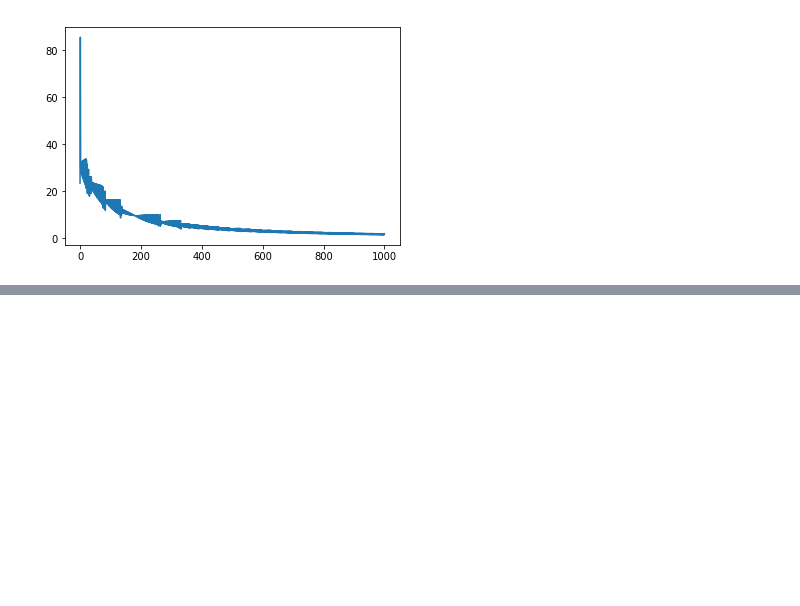
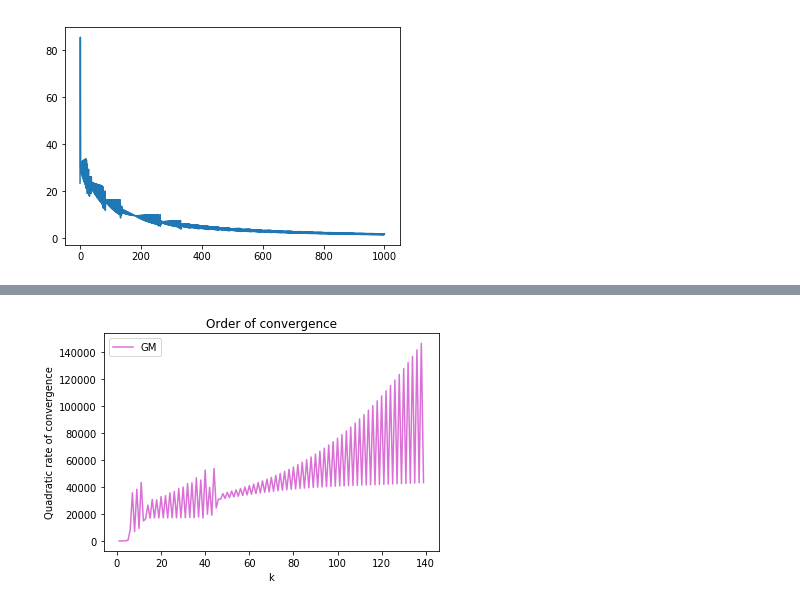
Before and after one commit to margaritageleta/SLNN, a Jupyter notebook: Untitled1.ipynb, the cells around one changed output, grey strips where cells are left out. Drawn from its saved outputs; the diff is of its cells as text; code cells hidden in the pictures; blank space fills up the shorter version.

```diff
--- a/Untitled1.ipynb
+++ b/Untitled1.ipynb
@@ -350,0 +349,10 @@ plt.plot(data['||g(x)||'])
+# %%
+plt.figure()
+plt.ylabel('Quadratic rate of convergence')
+plt.xlabel('k')
+plt.title('Order of convergence')
+plt.plot(datagm['M'], label = "GM", color = 'orchid')
+plt.legend()
+plt.show()
+# %% [output]
+[figure, added]
```
Also changed, not shown: parts of 18 cells of this notebook, 1 other file.
